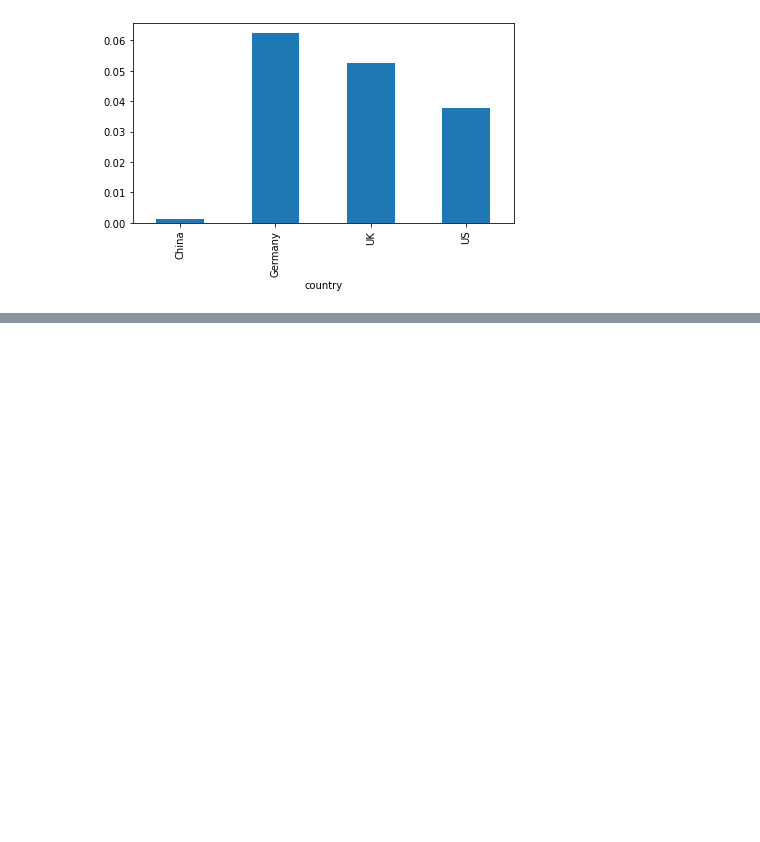
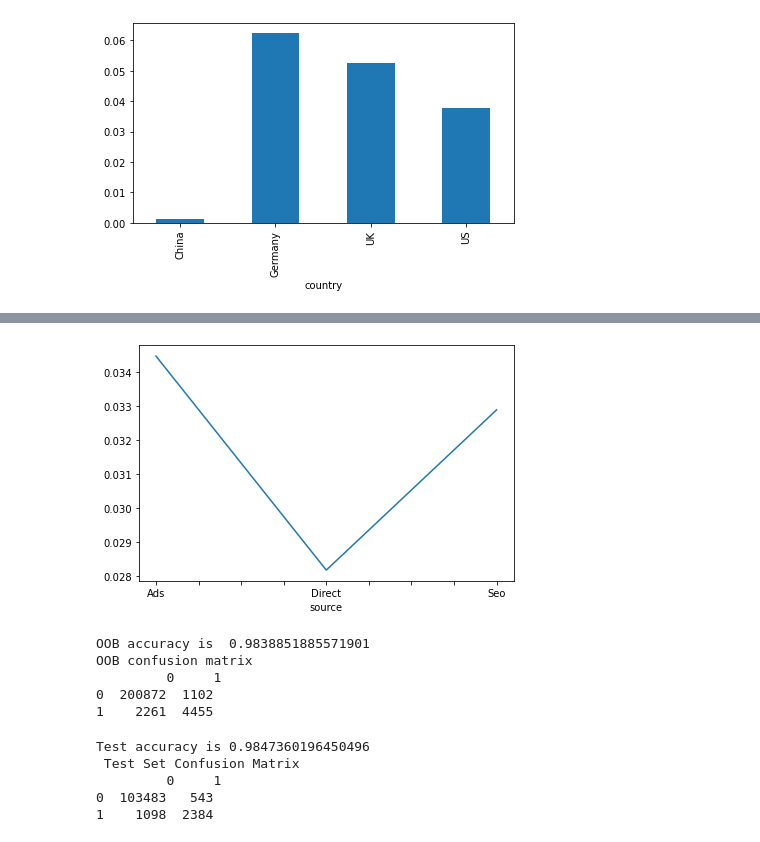
Before and after one commit to dun-zhang-ca/convertion-rate-analysis, a Jupyter notebook: analysis.ipynb, the cells around one changed output, grey strips where cells are left out. Drawn from its saved outputs; the diff is of its cells as text; code cells hidden in the pictures; blank space fills up the shorter version.

Commit message:
add the randomforest model

```diff
--- a/analysis.ipynb
+++ b/analysis.ipynb
@@ -112,0 +125,8 @@ plt.show()
+# %%
+# overall, we can see the trend of younger user, higher conversion rate
+# check if source has something to do with the rate
+
+data1.groupby(['source'])['converted'].mean().plot()
+plt.show()
+# %% [output]
+[figure, added]
@@ -112,0 +141,42 @@ plt.show()
+# %%
+# random forest
+
+import numpy as np
+from sklearn.ensemble import RandomForestClassifier
+from sklearn.metrics import confusion_matrix
+from sklearn.model_selection import train_test_split
+
+np.random.seed(4684)
+
+train, test = train_test_split(data1_dummy, test_size=0.34)
+
+rdfr = RandomForestClassifier(n_estimators=100, max_features=3, oob_score=True)
+rdfr.fit(train.drop('converted', axis=1), train['converted'])
+
+print('OOB accuracy is ', rdfr.oob_score_)
+print('OOB confusion matrix \n', pd.DataFrame(confusion_matrix(train['converted'], rdfr.oob_decision_function_[:,1].round(), labels=[0, 1])))
+# %% [output]
+OOB accuracy is  0.9838851885571901
+OOB confusion matrix
+         0     1
+0  200872  1102
+1    2261  4455
+# %%
+# OOB means out of bag, using part of DTs that don't use the left-over sample to calculate the score
+# it is different from the validataion score:
+#       1, using training dataset vs test dataset
+#       2, subset of DTs vs full ensemble random forest
+
+# let's check how it works on the test data
+rdfr.score
+print("Test accuracy is", rdfr.score(test.drop(['converted'], axis=1),test['converted']),
+"\n",
+"Test Set Confusion Matrix",
+"\n",
+pd.DataFrame(confusion_matrix(test['converted'], rdfr.predict(test.drop('converted', axis=1)), labels=[0, 1])))
+# %% [output]
+Test accuracy is 0.9847360196450496
+ Test Set Confusion Matrix
+         0     1
+0  103483   543
+1    1098  2384
```
Also changed, not shown: parts of 13 cells of this notebook.
